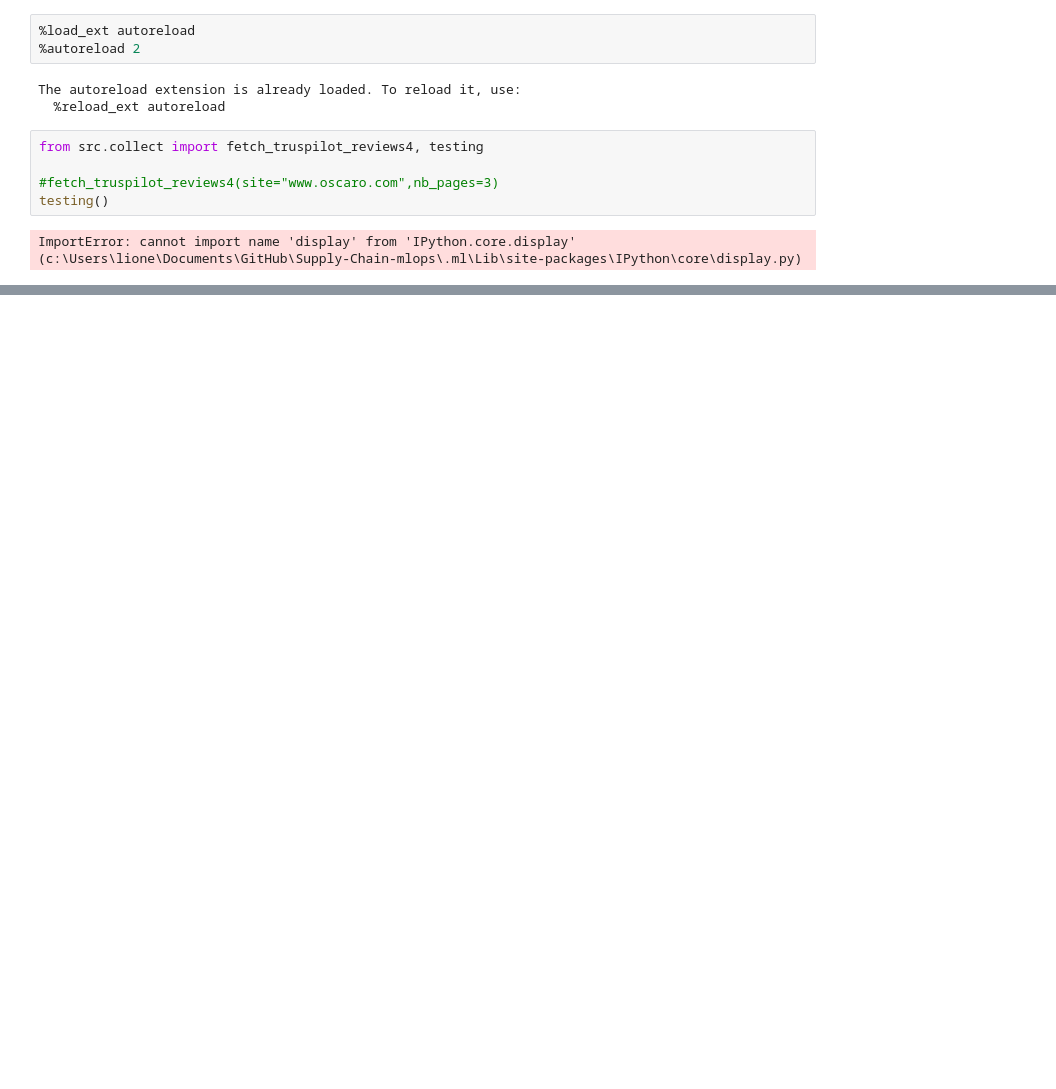
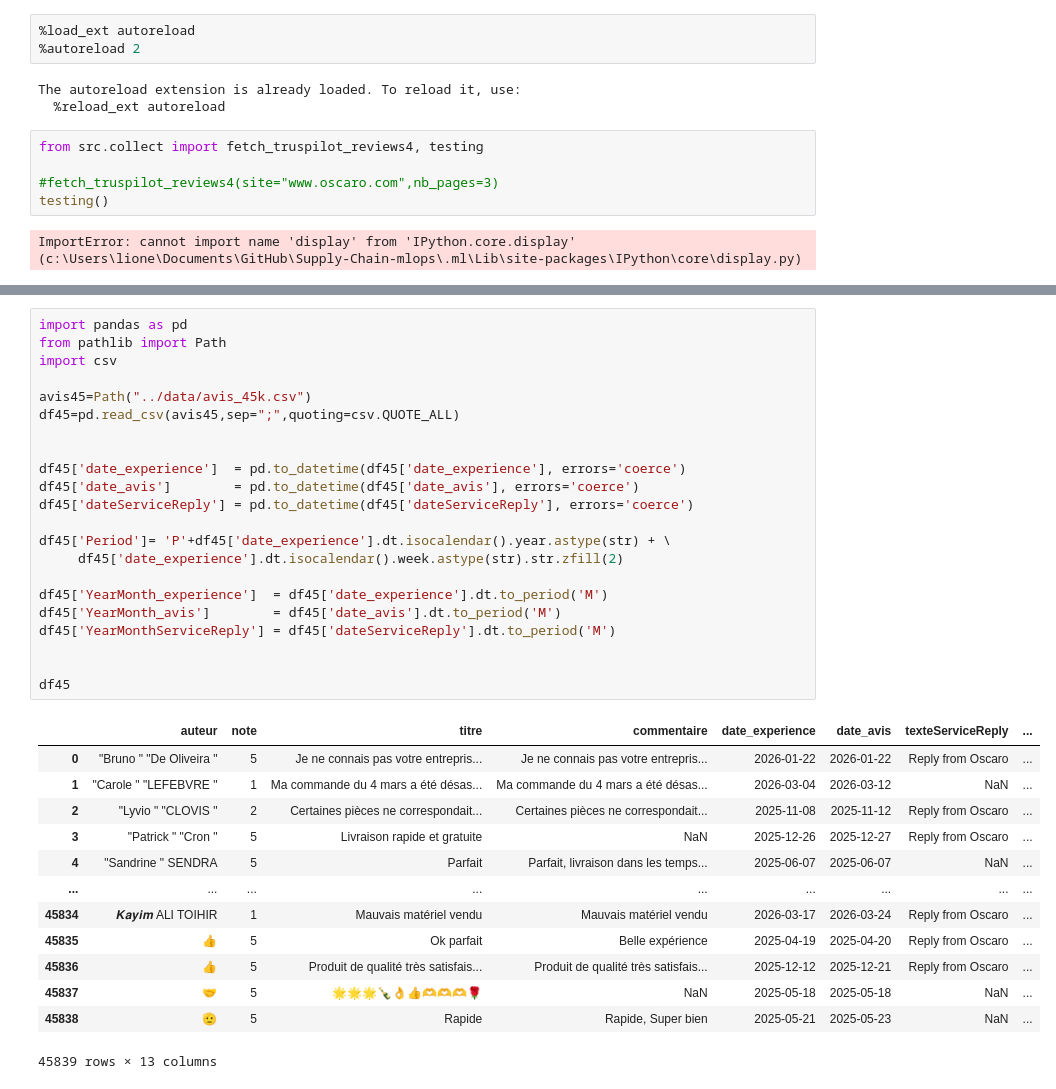
Before and after one commit to Robin-Mom/Supply-Chain-MLOps, a Jupyter notebook: notebooks/collect_unitest.ipynb, the cells around one changed output, grey strips where cells are left out. Cells and saved outputs as stored; diff of their text form; blank space fills up the shorter version.

Commit message:
preparation for source files in data with dvc

```diff
--- a/notebooks/collect_unitest.ipynb
+++ b/notebooks/collect_unitest.ipynb
@@ -17,0 +58,36 @@ ImportError: cannot import name 'display' from 'IPython.core.display' (c:\Users\
+# %%
+import pandas as pd
+from pathlib import Path
+import csv
+
+avis45=Path("../data/avis_45k.csv")
+df45=pd.read_csv(avis45,sep=";",quoting=csv.QUOTE_ALL)
+
+
+df45['date_experience']  = pd.to_datetime(df45['date_experience'], errors='coerce')
+df45['date_avis']        = pd.to_datetime(df45['date_avis'], errors='coerce')
+df45['dateServiceReply'] = pd.to_datetime(df45['dateServiceReply'], errors='coerce')
+
+df45['Period']= 'P'+df45['date_experience'].dt.isocalendar().year.astype(str) + \
+     df45['date_experience'].dt.isocalendar().week.astype(str).str.zfill(2)
+
+df45['YearMonth_experience']  = df45['date_experience'].dt.to_period('M')
+df45['YearMonth_avis']        = df45['date_avis'].dt.to_period('M')
+df45['YearMonthServiceReply'] = df45['dateServiceReply'].dt.to_period('M')
+
+
+df45
+# %% [output]
+|  | auteur | note | titre | commentaire | date_experience | date_avis | texteServiceReply | ... |
+| 0 | "Bruno " "De Oliveira " | 5 | Je ne connais pas votre entrepris... | Je ne connais pas votre entrepris... | 2026-01-22 | 2026-01-22 | Reply from Oscaro | ... |
+| 1 | "Carole " "LEFEBVRE " | 1 | Ma commande du 4 mars a été désas... | Ma commande du 4 mars a été désas... | 2026-03-04 | 2026-03-12 | NaN | ... |
+| 2 | "Lyvio " "CLOVIS " | 2 | Certaines pièces ne correspondait... | Certaines pièces ne correspondait... | 2025-11-08 | 2025-11-12 | Reply from Oscaro | ... |
+| 3 | "Patrick " "Cron " | 5 | Livraison rapide et gratuite | NaN | 2025-12-26 | 2025-12-27 | Reply from Oscaro | ... |
+| 4 | "Sandrine " SENDRA | 5 | Parfait | Parfait, livraison dans les temps... | 2025-06-07 | 2025-06-07 | NaN | ... |
+| ... | ... | ... | ... | ... | ... | ... | ... | ... |
+| 45834 | 𝑲𝒂𝒚𝒊𝒎 ALI TOIHIR | 1 | Mauvais matériel vendu | Mauvais matériel vendu | 2026-03-17 | 2026-03-24 | Reply from Oscaro | ... |
+| 45835 | 👍 | 5 | Ok parfait | Belle expérience | 2025-04-19 | 2025-04-20 | Reply from Oscaro | ... |
+| 45836 | 👍 | 5 | Produit de qualité très satisfais... | Produit de qualité très satisfais... | 2025-12-12 | 2025-12-21 | Reply from Oscaro | ... |
+| 45837 | 🤝 | 5 | 🌟🌟🌟🍾👌👍🫶🫶🫶🌹 | NaN | 2025-05-18 | 2025-05-18 | NaN | ... |
+| 45838 | 🫡 | 5 | Rapide | Rapide, Super bien | 2025-05-21 | 2025-05-23 | NaN | ... |
+45839 rows × 13 columns
```
Also changed, not shown: parts of 3 cells of this notebook, 10 other files.
